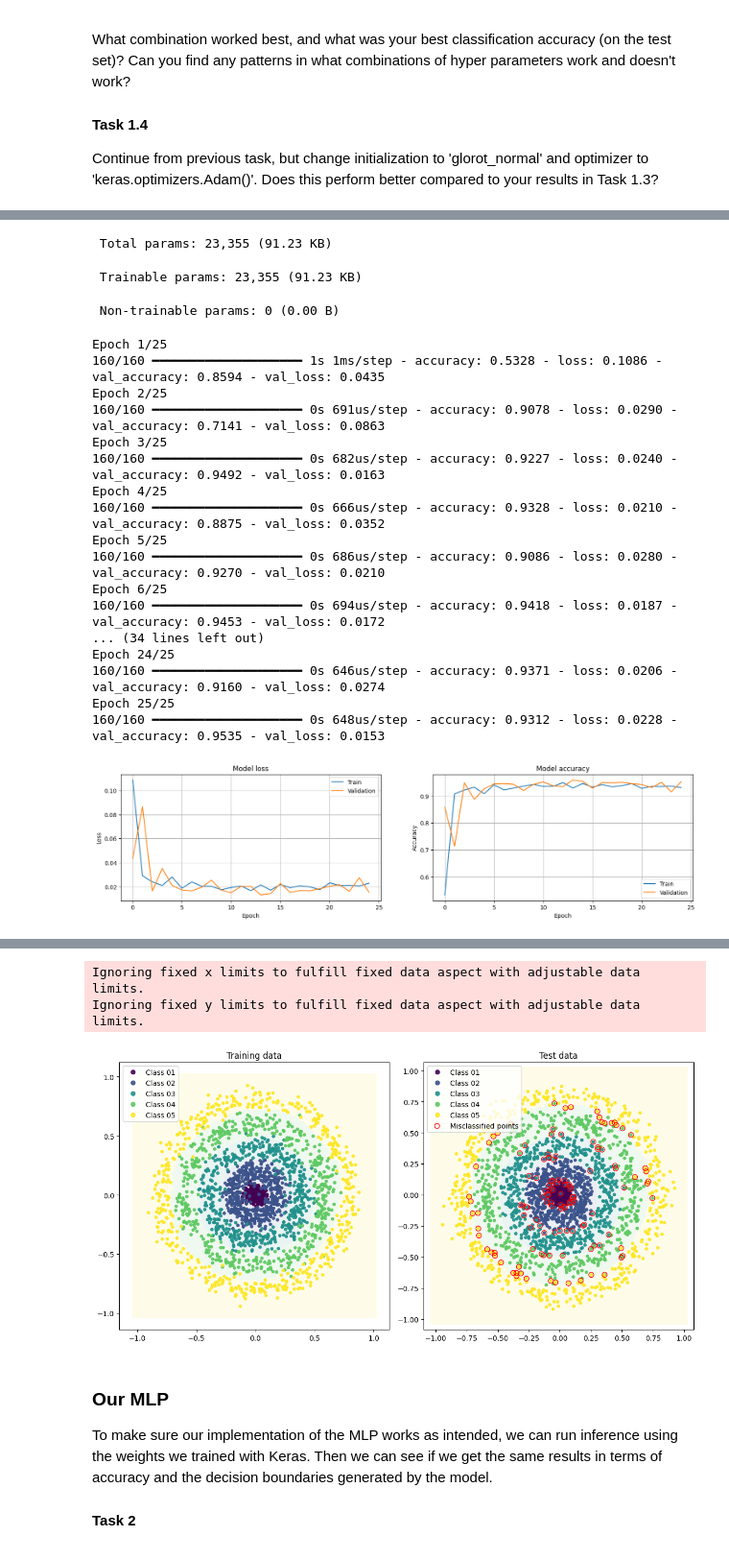
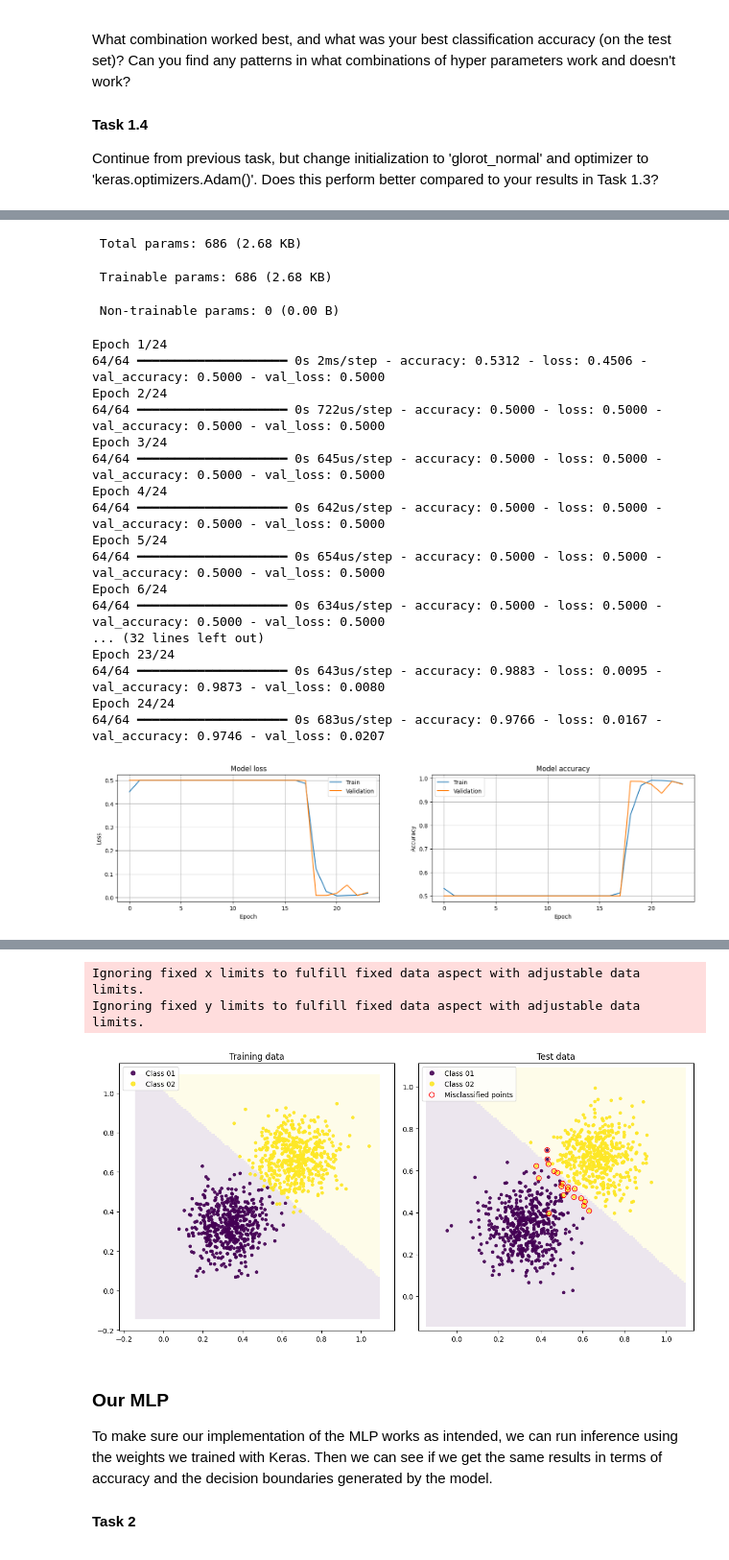
Before and after one commit to Djurson/TNM112, a Jupyter notebook: Lab1/lab01.ipynb, the cells around one changed output, grey strips where cells are left out. Shown at 96% size. Drawn from its saved outputs; the diff is of its cells as text; code cells hidden in the pictures.

```diff
--- a/Lab1/lab01.ipynb
+++ b/Lab1/lab01.ipynb
@@ -65,21 +65,21 @@ importlib.reload(keras_mlp)
 from tensorflow import keras
 
 # Uncomment to be able to change data specification (instead of having to run the above cell every time)
-# data.generate(dataset='linear', N_train=512, N_test=512, K=2, sigma=0.1) # Task 1.1
+data.generate(dataset='linear', N_train=512, N_test=512, K=2, sigma=0.1) # Task 1.1
 # data.generate(dataset='polar', N_train=512, N_test=512, K=2, sigma=0.1)  # Task 1.2
-data.generate(dataset='polar', N_train=512, N_test=512, K=5, sigma=0.05) # Task 1.3
+# data.generate(dataset='polar', N_train=512, N_test=512, K=5, sigma=0.05) # Task 1.3
 
 # Hyper-parameters
-hidden_layers = 10     # The number of hidden layers in the network (total number of layers will be L=hidden_layers+1)
-layer_width = 50       # The number of neurons in each hidden layer
-activation = 'relu' # Activation function of hidden layers
-# init = keras.initializers.RandomNormal(mean=0.01, stddev=0.3) # Initialization method (starting point for the optimization)
-init = keras.initializers.glorot_normal()
-epochs = 25           # Number of epochs for the training
+hidden_layers = 5     # The number of hidden layers in the network (total number of layers will be L=hidden_layers+1)
+layer_width = 12       # The number of neurons in each hidden layer
+activation = 'linear' # Activation function of hidden layers
+init = keras.initializers.RandomNormal(mean=0.01, stddev=0.3) # Initialization method (starting point for the optimization)
+# init = keras.initializers.glorot_normal()
+epochs = 24           # Number of epochs for the training
 batch_size = 16      # Batch size to use in training
 loss = keras.losses.MeanSquaredError() # Loss function
-# opt = keras.optimizers.SGD(learning_rate=0.1, momentum=0.5) # Optimizer
-opt = keras.optimizers.Adam()
+opt = keras.optimizers.SGD(learning_rate=1.0, momentum=0.2) # Optimizer
+# opt = keras.optimizers.Adam()
 
 # The Keras MLP model
 model_k = keras_mlp.KerasMLP(data, verbose=True)
@@ -130,23 +128,23 @@ Model: "sequential"
 └─────────────────────────────────┴────────────────────────┴───────────────┘
- Total params: 23,355 (91.23 KB)
+ Total params: 686 (2.68 KB)
- Trainable params: 23,355 (91.23 KB)
+ Trainable params: 686 (2.68 KB)
  Non-trainable params: 0 (0.00 B)
-Epoch 1/25
-160/160 ━━━━━━━━━━━━━━━━━━━━ 1s 1ms/step - accuracy: 0.5328 - loss: 0.1086 - val_accuracy: 0.8594 - val_loss: 0.0435
-Epoch 2/25
-160/160 ━━━━━━━━━━━━━━━━━━━━ 0s 691us/step - accuracy: 0.9078 - loss: 0.0290 - val_accuracy: 0.7141 - val_loss: 0.0863
-Epoch 3/25
-160/160 ━━━━━━━━━━━━━━━━━━━━ 0s 682us/step - accuracy: 0.9227 - loss: 0.0240 - val_accuracy: 0.9492 - val_loss: 0.0163
-Epoch 4/25
-160/160 ━━━━━━━━━━━━━━━━━━━━ 0s 666us/step - accuracy: 0.9328 - loss: 0.0210 - val_accuracy: 0.8875 - val_loss: 0.0352
-Epoch 5/25
-160/160 ━━━━━━━━━━━━━━━━━━━━ 0s 686us/step - accuracy: 0.9086 - loss: 0.0280 - val_accuracy: 0.9270 - val_loss: 0.0210
-Epoch 6/25
-160/160 ━━━━━━━━━━━━━━━━━━━━ 0s 694us/step - accuracy: 0.9418 - loss: 0.0187 - val_accuracy: 0.9453 - val_loss: 0.0172
-... (34 lines left out)
-Epoch 24/25
-160/160 ━━━━━━━━━━━━━━━━━━━━ 0s 646us/step - accuracy: 0.9371 - loss: 0.0206 - val_accuracy: 0.9160 - val_loss: 0.0274
-Epoch 25/25
-160/160 ━━━━━━━━━━━━━━━━━━━━ 0s 648us/step - accuracy: 0.9312 - loss: 0.0228 - val_accuracy: 0.9535 - val_loss: 0.0153
+Epoch 1/24
+64/64 ━━━━━━━━━━━━━━━━━━━━ 0s 2ms/step - accuracy: 0.5312 - loss: 0.4506 - val_accuracy: 0.5000 - val_loss: 0.5000
+Epoch 2/24
+64/64 ━━━━━━━━━━━━━━━━━━━━ 0s 722us/step - accuracy: 0.5000 - loss: 0.5000 - val_accuracy: 0.5000 - val_loss: 0.5000
+Epoch 3/24
+64/64 ━━━━━━━━━━━━━━━━━━━━ 0s 645us/step - accuracy: 0.5000 - loss: 0.5000 - val_accuracy: 0.5000 - val_loss: 0.5000
+Epoch 4/24
+64/64 ━━━━━━━━━━━━━━━━━━━━ 0s 642us/step - accuracy: 0.5000 - loss: 0.5000 - val_accuracy: 0.5000 - val_loss: 0.5000
+Epoch 5/24
+64/64 ━━━━━━━━━━━━━━━━━━━━ 0s 654us/step - accuracy: 0.5000 - loss: 0.5000 - val_accuracy: 0.5000 - val_loss: 0.5000
+Epoch 6/24
+64/64 ━━━━━━━━━━━━━━━━━━━━ 0s 634us/step - accuracy: 0.5000 - loss: 0.5000 - val_accuracy: 0.5000 - val_loss: 0.5000
+... (32 lines left out)
+Epoch 23/24
+64/64 ━━━━━━━━━━━━━━━━━━━━ 0s 643us/step - accuracy: 0.9883 - loss: 0.0095 - val_accuracy: 0.9873 - val_loss: 0.0080
+Epoch 24/24
+64/64 ━━━━━━━━━━━━━━━━━━━━ 0s 683us/step - accuracy: 0.9766 - loss: 0.0167 - val_accuracy: 0.9746 - val_loss: 0.0207
-[figure, old version]
+[figure, new version]
 Model performance:
@@ -161,6 +159,6 @@ Model performance:
 Ignoring fixed x limits to fulfill fixed data aspect with adjustable data limits.
 Ignoring fixed y limits to fulfill fixed data aspect with adjustable data limits.
-[figure, old version]
+[figure, new version]
 # %% [markdown]
 ### Our MLP
 To make sure our implementation of the MLP works as intended, we can run inference using the weights we trained with Keras. Then we can see if we get the same results in terms of accuracy and the decision boundaries generated by the model.
```
Also changed, not shown: parts of 3 cells of this notebook, 2 other files.
